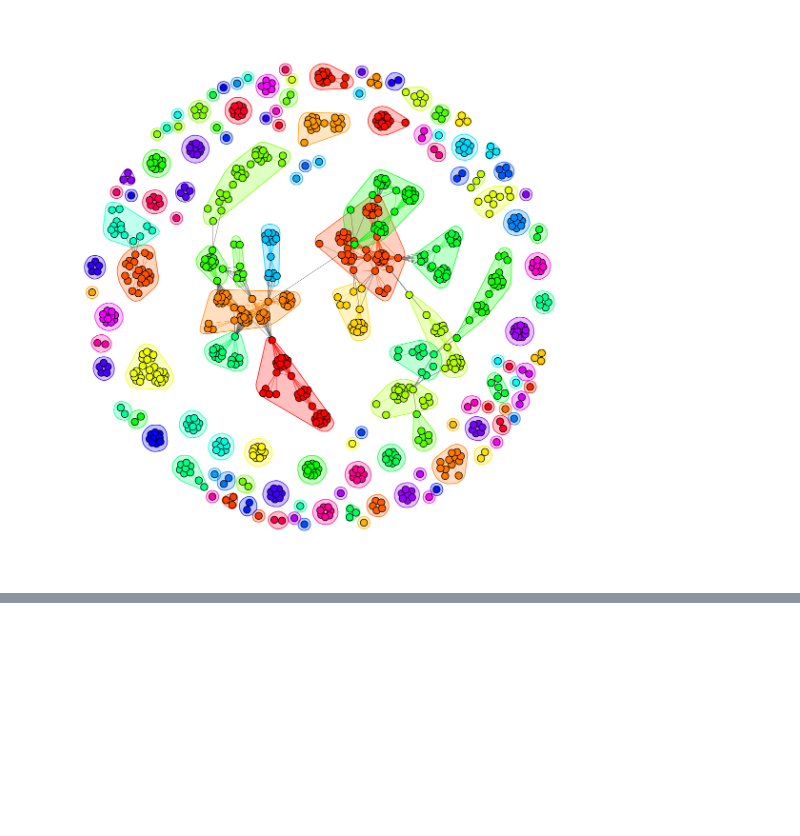
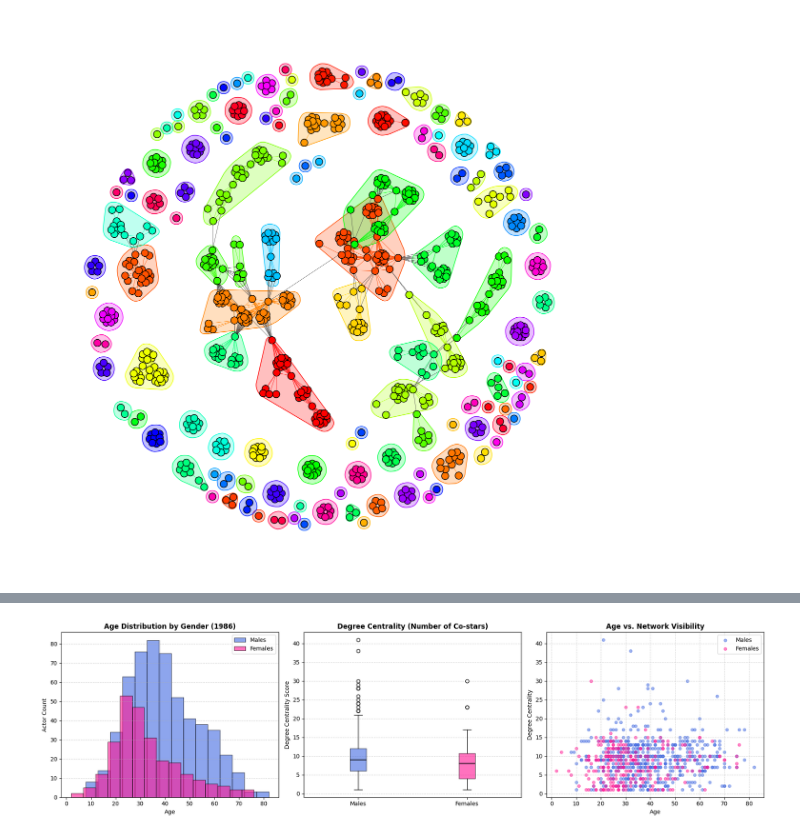
Before and after one commit to martinaperodi/movie-gender-bias-network, a Jupyter notebook: graph_analysis.ipynb, the cells around one changed output, grey strips where cells are left out. Cells and saved outputs as stored; diff of their text form; code cells hidden in the pictures; blank space fills up the shorter version.

```diff
--- a/graph_analysis.ipynb
+++ b/graph_analysis.ipynb
@@ -172,0 +175,92 @@ fig1.set_size_inches(15, 15)
+# %%
+import os
+import pickle
+import igraph as ig
+import matplotlib.pyplot as plt
+import numpy as np
+
+# 1. Load the 1986 projected graph
+test_year = 1986
+file_path = f"data/processed/actor_projections/actors_projected_{test_year}.pkl"
+
+with open(file_path, 'rb') as f:
+    g = pickle.load(f)
+
+# Remove totally isolated actors (degree = 0)
+g_clean = g.subgraph(g.vs.select(_degree_gt=0))
+
+# ---------------------------------------------------------------------------
+# 2. METRIC CALCULATION & DATA PREPARATION (FIXED)
+# ---------------------------------------------------------------------------
+genders = g_clean.vs["gender"]
+ages = [int(age) if age is not None and str(age).isdigit() else np.nan for age in g_clean.vs["age"]]
+degrees = g_clean.degree()
+betweenness = g_clean.betweenness()
+clustering_coeff = g_clean.transitivity_local_undirected(mode="zero")
+
+# Separate metrics by gender
+metrics_m = {"age": [], "degree": [], "betweenness": [], "clustering": []}
+metrics_f = {"age": [], "degree": [], "betweenness": [], "clustering": []}
+
+for i, gender in enumerate(genders):
+    target_dict = metrics_m if gender == "M" else metrics_f
+
+    # CORREZIONE: Allineiamo i vettori inserendo i dati SOLO se l'età è valida
+    if not np.isnan(ages[i]):
+        target_dict["age"].append(ages[i])
+        target_dict["degree"].append(degrees[i])
+        target_dict["betweenness"].append(betweenness[i])
+        target_dict["clustering"].append(clustering_coeff[i])
+
+# ---------------------------------------------------------------------------
+# 3. PRINT BASIC DESCRIPTIVE REPORT
+# ---------------------------------------------------------------------------
+print(f"=== NETWORK PROFILE REPORT: YEAR {test_year} ===")
+print(f"Actors with valid age: Males: {len(metrics_m['age'])}, Females: {len(metrics_f['age'])}")
+print("-" * 50)
+print(f"Average Age -> Males: {np.mean(metrics_m['age']):.1f} | Females: {np.mean(metrics_f['age']):.1f}")
+print(f"Average Degree (Connections) -> Males: {np.mean(metrics_m['degree']):.1f} | Females: {np.mean(metrics_f['degree']):.1f}")
+print(f"Average Betweenness Centrality -> Males: {np.mean(metrics_m['betweenness']):.1f} | Females: {np.mean(metrics_f['betweenness']):.1f}")
+print(f"Average Clustering Coefficient -> Males: {np.mean(metrics_m['clustering']):.2f} | Females: {np.mean(metrics_f['clustering']):.2f}")
+print("=" * 50)
+
+# ---------------------------------------------------------------------------
+# 4. VISUALIZATIONS (MATPLOTLIB)
+# ---------------------------------------------------------------------------
+fig, axes = plt.subplots(1, 3, figsize=(18, 5), facecolor='white')
+
+# --- PLOT 1: Age Distribution by Gender (Histogram) ---
+axes[0].hist(metrics_m["age"], bins=15, alpha=0.6, color='royalblue', label='Males', edgecolor='black')
+axes[0].hist(metrics_f["age"], bins=15, alpha=0.6, color='deeppink', label='Females', edgecolor='black')
+axes[0].set_title(f"Age Distribution by Gender ({test_year})", fontsize=12, fontweight='bold')
+axes[0].set_xlabel("Age", fontsize=10)
+axes[0].set_ylabel("Actor Count", fontsize=10)
+axes[0].legend()
+axes[0].grid(axis='y', linestyle='--', alpha=0.5)
+
+# --- PLOT 2: Degree Centrality Comparison (Boxplot) ---
+axes[1].boxplot([metrics_m["degree"], metrics_f["degree"]], labels=['Males', 'Females'], patch_artist=True,
+                boxprops=dict(facecolor='white', color='black'),
+                medianprops=dict(color='black', linewidth=1.5))
+
+colors = ['royalblue', 'deeppink']
+for patch, color in zip(axes[1].patches, colors):
+    patch.set_facecolor(color)
+    patch.set_alpha(0.6)
+
+axes[1].set_title("Degree Centrality (Number of Co-stars)", fontsize=12, fontweight='bold')
+axes[1].set_ylabel("Degree Centrality Score", fontsize=10)
+axes[1].grid(axis='y', linestyle='--', alpha=0.5)
+
+# --- PLOT 3: Age vs. Centrality (Scatter Plot - FIXED) ---
+axes[2].scatter(metrics_m["age"], metrics_m["degree"], color='royalblue', alpha=0.5, s=25, label='Males')
+axes[2].scatter(metrics_f["age"], metrics_f["degree"], color='deeppink', alpha=0.5, s=25, label='Females')
+axes[2].set_title("Age vs. Network Visibility", fontsize=12, fontweight='bold')
+axes[2].set_xlabel("Age", fontsize=10)
+axes[2].set_ylabel("Degree Centrality", fontsize=10)
+axes[2].legend()
+axes[2].grid(linestyle='--', alpha=0.5)
+
+plt.tight_layout()
+plt.show()
+# %% [output]
@@ -172,0 +275 @@ fig1.set_size_inches(15, 15)
+[figure, added]
```
Also changed, not shown: parts of 4 cells of this notebook, 1 other file.
